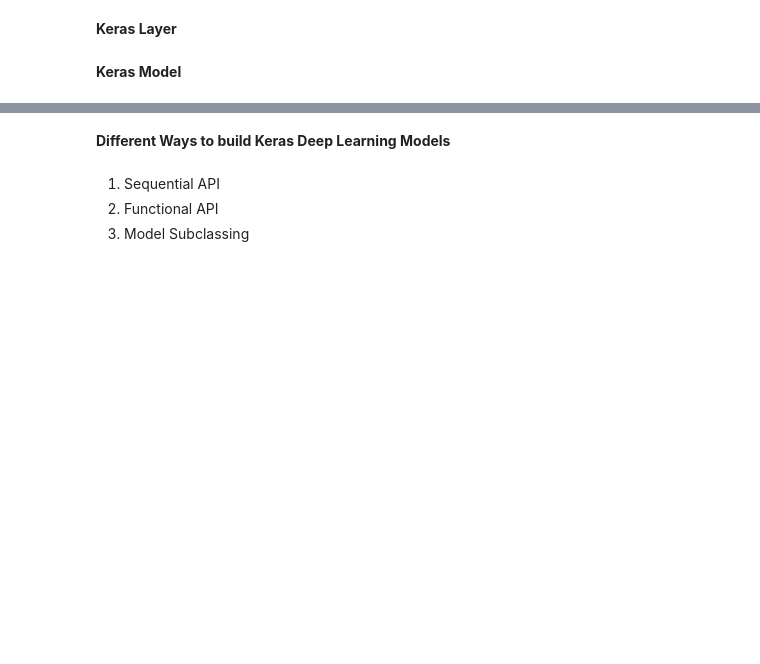
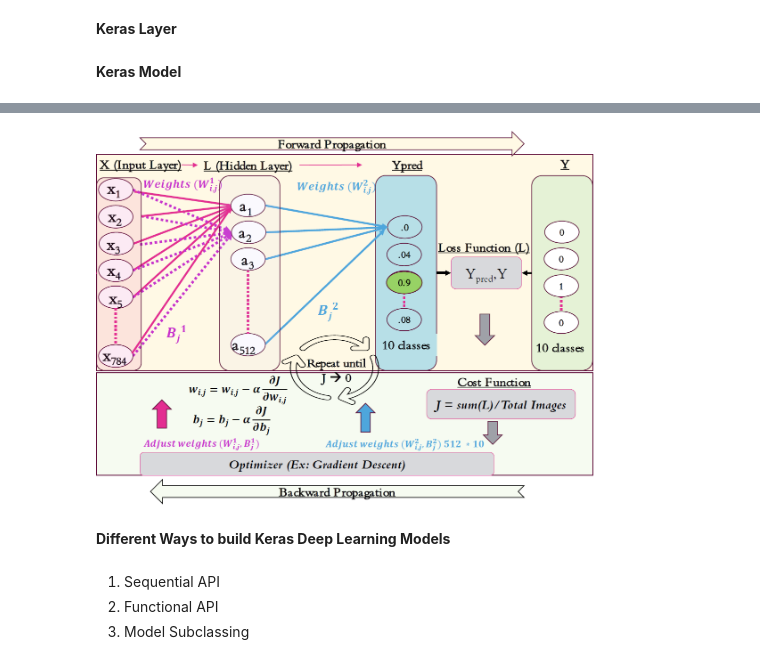
Before and after one commit to DrSridharPalle/Course-1-Deep-Learning-Mastery-Build-Your-AI-Foundation, a Jupyter notebook: Section4-TF-Keras-Basics-1st-Project/Keras Basics.ipynb, the cells around one changed output, grey strips where cells are left out. Cells and saved outputs as stored; diff of their text form; code cells hidden in the pictures; blank space fills up the shorter version.

```diff
--- a/Section4-TF-Keras-Basics-1st-Project/Keras Basics.ipynb
+++ b/Section4-TF-Keras-Basics-1st-Project/Keras Basics.ipynb
@@ -29,3 +46,7 @@ from keras import layers
+# %%
+display(Image("./images/DL-Intuition3.png", width=500))
+# %% [output]
+[figure, added]
 # %% [markdown]
 **Different Ways to build Keras Deep Learning Models**
 # %% [markdown]
```
Also changed, not shown: parts of 12 cells of this notebook, 2 other files.
